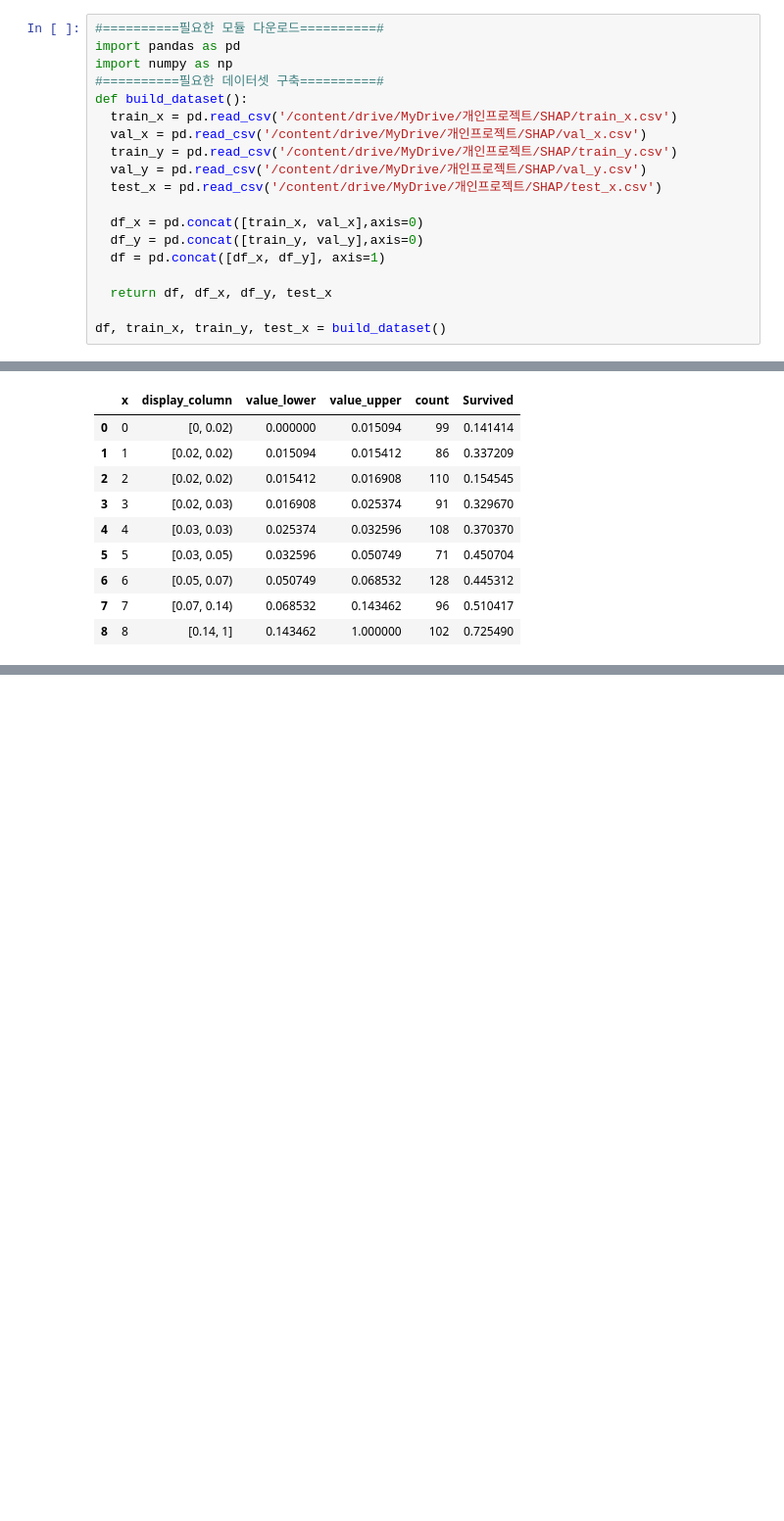
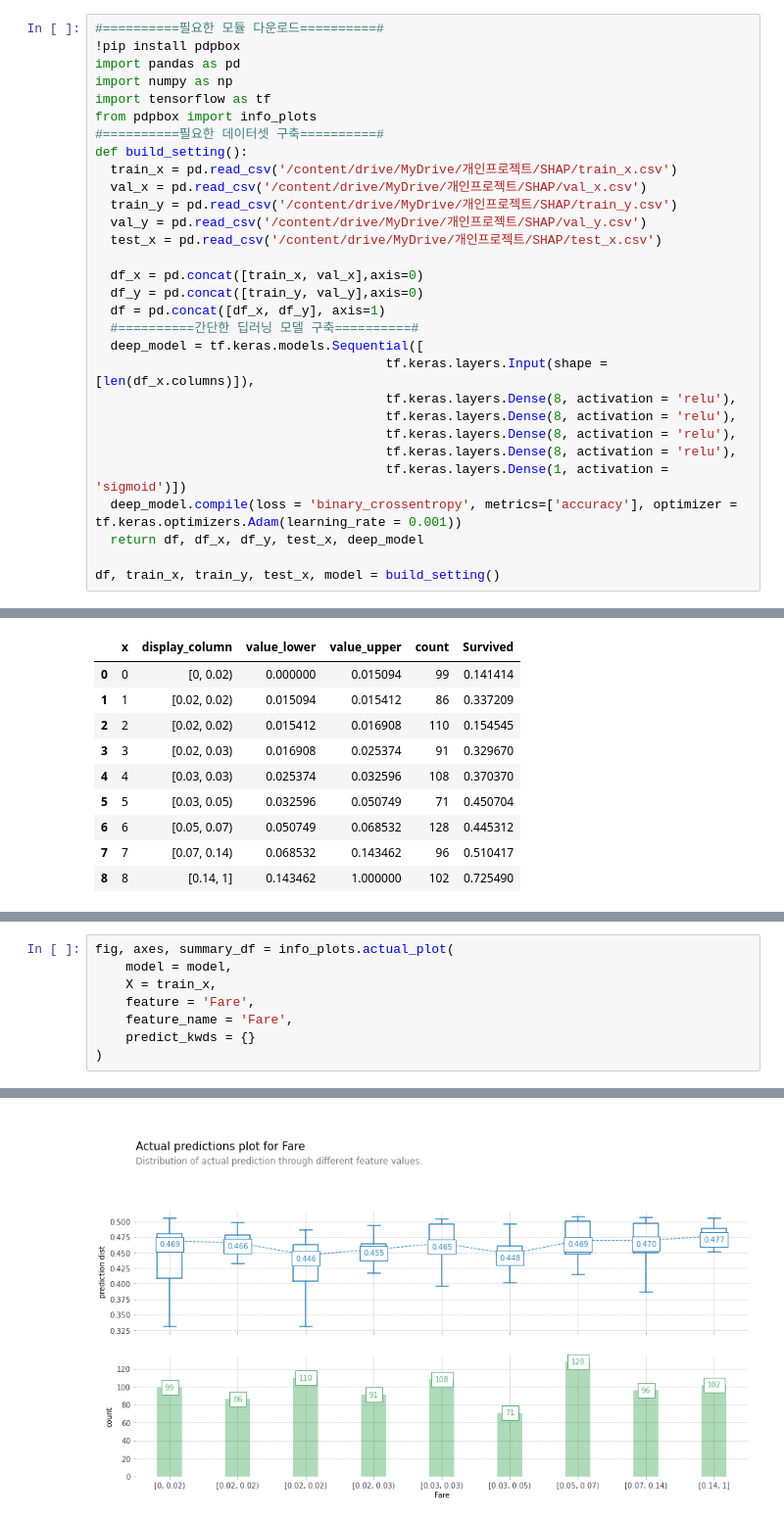
Before and after one commit to Pythonash/Projects, a Jupyter notebook: XAI_with_Titanic.ipynb, the cells around one changed output, grey strips where cells are left out. Shown: that part at 98% size. Cells and saved outputs as stored; diff of their text form; blank space fills up the shorter version.

```diff
--- a/XAI_with_Titanic.ipynb
+++ b/XAI_with_Titanic.ipynb
@@ -8,10 +8,13 @@
 - 코드를 실행함에 있어 모든 데이터셋의 기준이 될 예정이다. `필요시 추가`
 # %%
 #==========필요한 모듈 다운로드==========#
+!pip install pdpbox
 import pandas as pd
 import numpy as np
+import tensorflow as tf
+from pdpbox import info_plots
 #==========필요한 데이터셋 구축==========#
-def build_dataset():
+def build_setting():
   train_x = pd.read_csv('/content/drive/MyDrive/개인프로젝트/SHAP/train_x.csv')
   val_x = pd.read_csv('/content/drive/MyDrive/개인프로젝트/SHAP/val_x.csv')
   train_y = pd.read_csv('/content/drive/MyDrive/개인프로젝트/SHAP/train_y.csv')
@@ -21,10 +24,18 @@ def build_dataset():
   df_x = pd.concat([train_x, val_x],axis=0)
   df_y = pd.concat([train_y, val_y],axis=0)
   df = pd.concat([df_x, df_y], axis=1)
+  #==========간단한 딥러닝 모델 구축==========#
+  deep_model = tf.keras.models.Sequential([
+                                      tf.keras.layers.Input(shape = [len(df_x.columns)]),
+                                      tf.keras.layers.Dense(8, activation = 'relu'),
+                                      tf.keras.layers.Dense(8, activation = 'relu'),
+                                      tf.keras.layers.Dense(8, activation = 'relu'),
+                                      tf.keras.layers.Dense(8, activation = 'relu'),
+                                      tf.keras.layers.Dense(1, activation = 'sigmoid')])
+  deep_model.compile(loss = 'binary_crossentropy', metrics=['accuracy'], optimizer = tf.keras.optimizers.Adam(learning_rate = 0.001))
+  return df, df_x, df_y, test_x, deep_model
 
-  return df, df_x, df_y, test_x
-
-df, train_x, train_y, test_x = build_dataset()
+df, train_x, train_y, test_x, model = build_setting()
 # %% [markdown]
 # 부분 의존성 플랏
 
@@ -87,0 +100,9 @@ summary_df
+# %%
+fig, axes, summary_df = info_plots.actual_plot(
+    model = model,
+    X = train_x,
+    feature = 'Fare',
+    feature_name = 'Fare',
+    predict_kwds = {}
+)
+# %% [output]
@@ -87,0 +114 @@ summary_df
+[figure, added]
```
Also changed, not shown: parts of 3 cells of this notebook.
